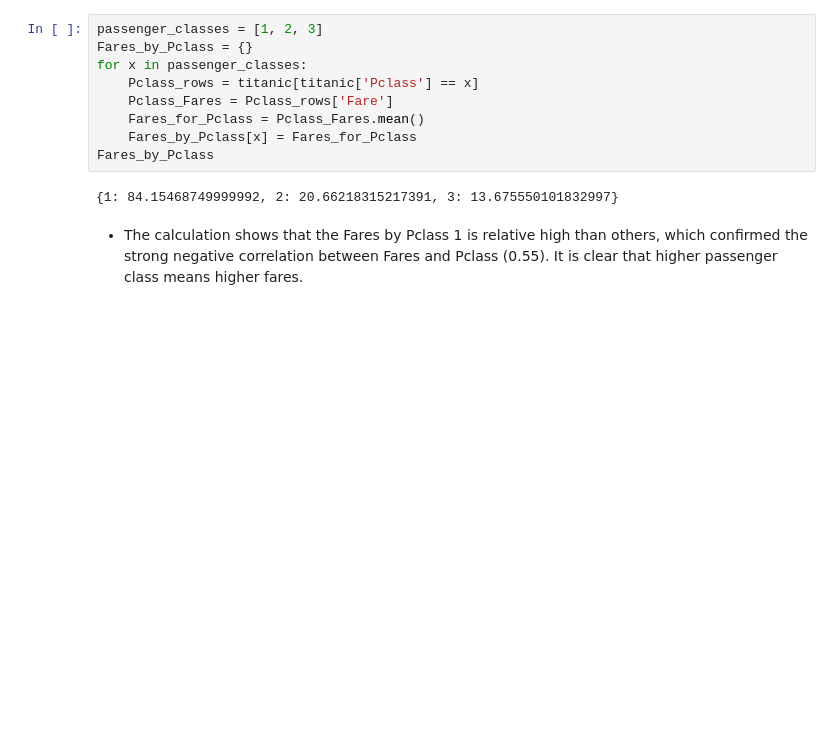
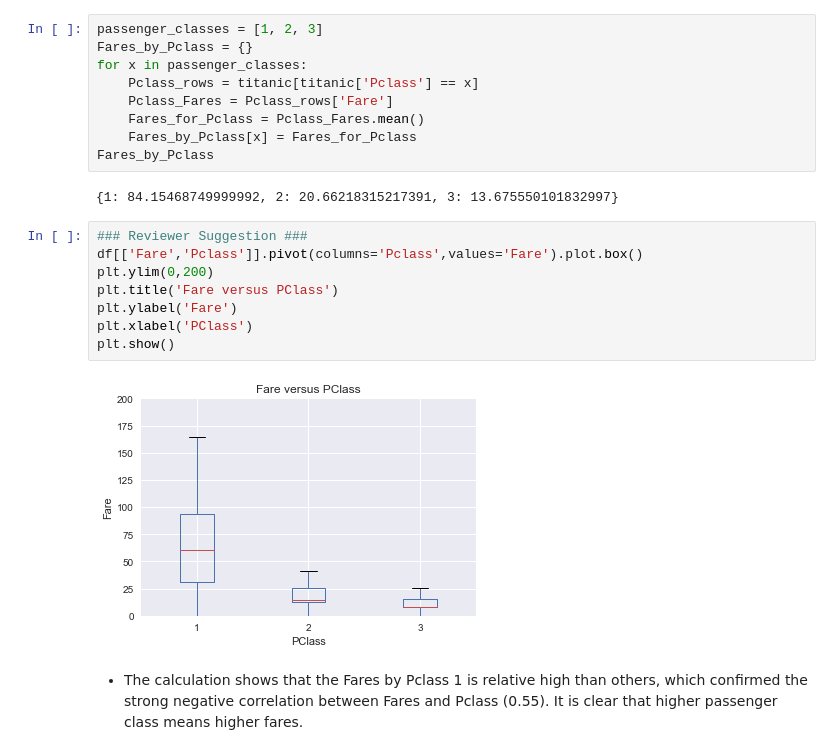
Before and after one commit to freena22/Udacity-Data-Analysis-Nanodegree, a Jupyter notebook: 07_P2_Investigate_Titanic_Dataset.ipynb, the cells around one changed output. Saved outputs shown, nothing was run; the diff lists cells and outputs as text; blank space fills up the shorter version.

```diff
--- a/07_P2_Investigate_Titanic_Dataset.ipynb
+++ b/07_P2_Investigate_Titanic_Dataset.ipynb
@@ -411,6 +538,16 @@ for x in passenger_classes:
 Fares_by_Pclass
 # %% [output]
 {1: 84.15468749999992, 2: 20.66218315217391, 3: 13.675550101832997}
+# %%
+### Reviewer Suggestion ###
+df[['Fare','Pclass']].pivot(columns='Pclass',values='Fare').plot.box()
+plt.ylim(0,200)
+plt.title('Fare versus PClass')
+plt.ylabel('Fare')
+plt.xlabel('PClass')
+plt.show()
+# %% [output]
+[figure, added]
 # %% [markdown]
 - The calculation shows that the Fares by Pclass 1 is relative high than others, which confirmed the strong negative correlation between Fares and Pclass (0.55). It is clear that higher passenger class means higher fares.
 # %% [markdown]
```
Also changed, not shown: parts of 5 cells of this notebook.
